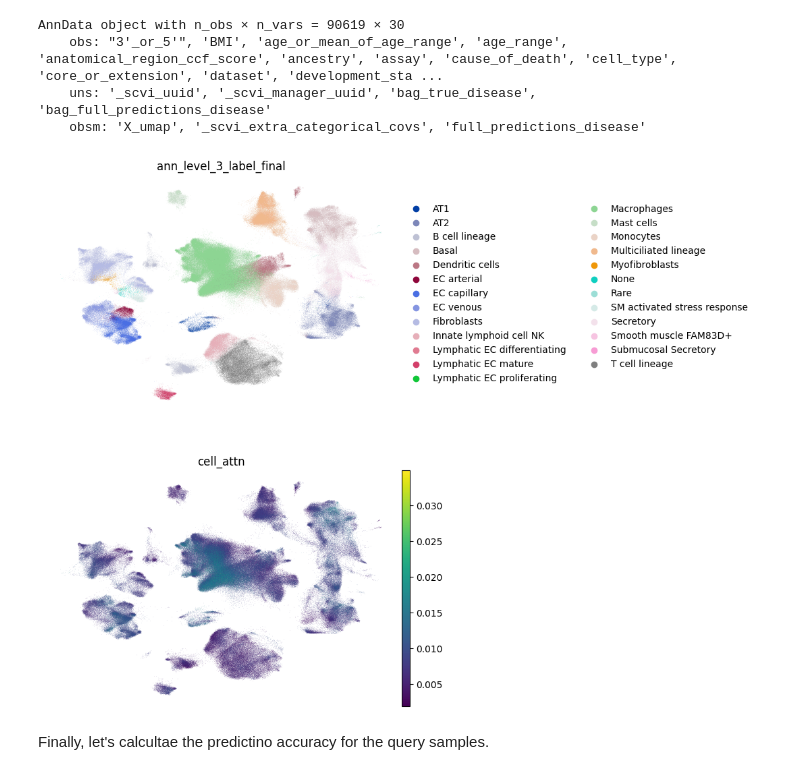
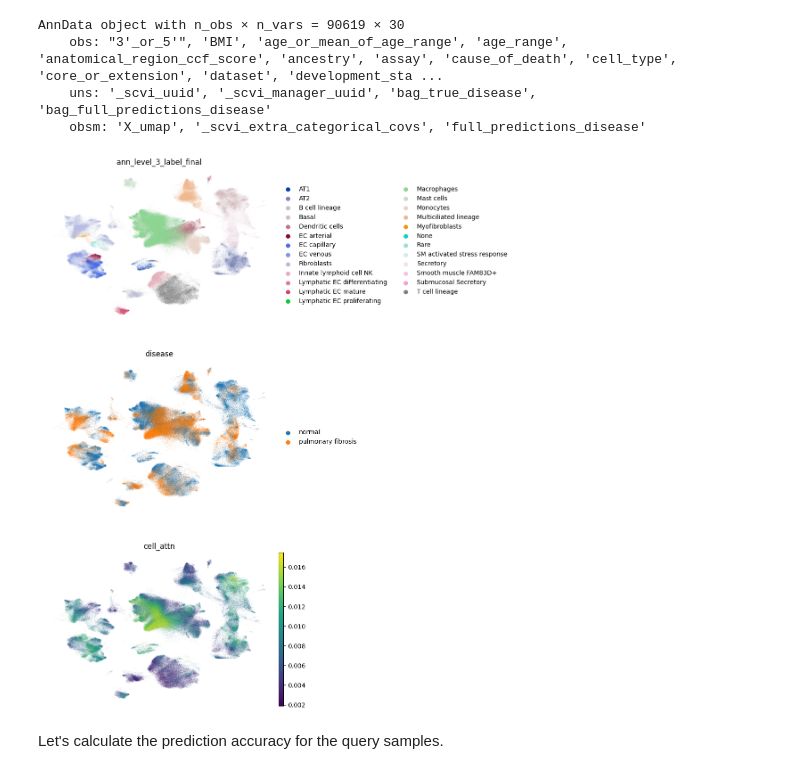
Before and after one commit to theislab/multimil, a Jupyter notebook: docs/notebooks/mil_classification.ipynb, the cells around one changed output. Cells and saved outputs as stored; diff of their text form; code cells hidden in the pictures.

```diff
--- a/docs/notebooks/mil_classification.ipynb
+++ b/docs/notebooks/mil_classification.ipynb
@@ -146,11 +154,11 @@ AnnData object with n_obs × n_vars = 90619 × 30
 # %%
 adata_both = ad.concat([adata, query])
 # %%
-sc.pl.umap(adata_both, color=["ann_level_3_label_final", "cell_attn"], ncols=1, frameon=False)
+sc.pl.umap(adata_both, color=["ann_level_3_label_final", "disease", "cell_attn"], ncols=1, frameon=False, vmax="p99")
 # %% [output]
-[figure, old version]
+[figure, new version]
 # %% [markdown]
-Finally, let's calcultae the predictino accuracy for the query samples.
+Let's calculate the prediction accuracy for the query samples.
 # %%
 from sklearn.metrics import classification_report
 
```
Also changed, not shown: parts of 13 cells of this notebook, 3 other files.
